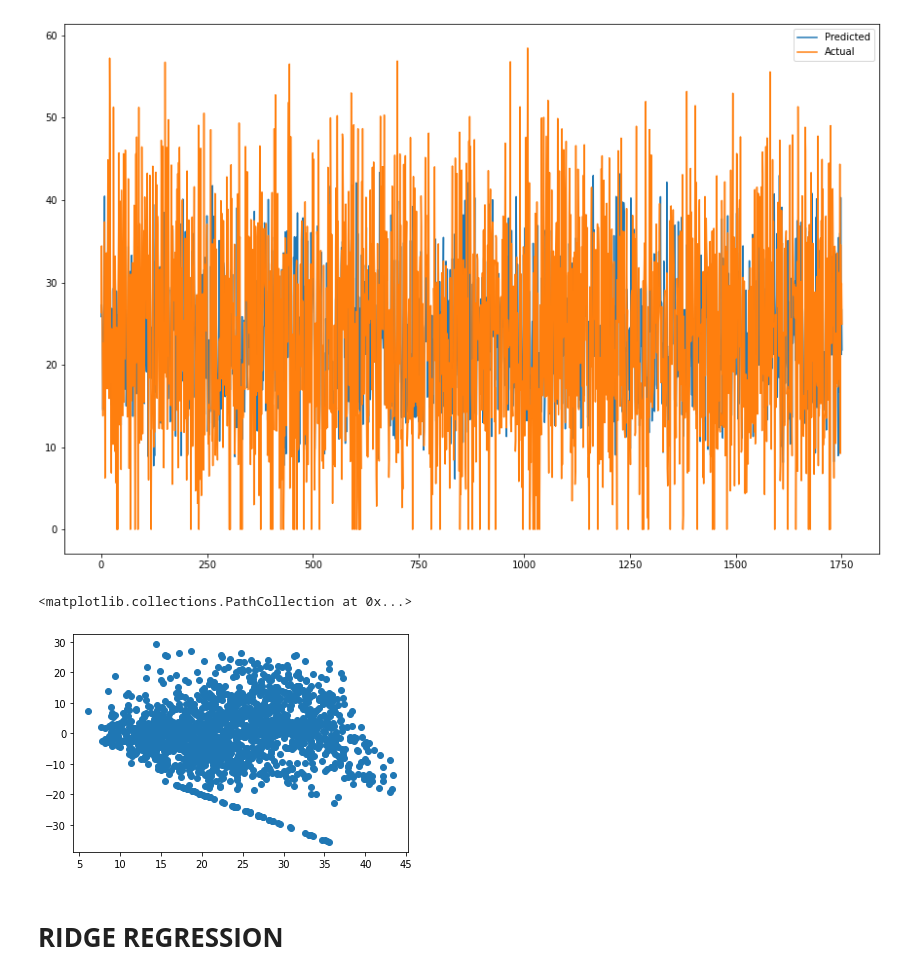
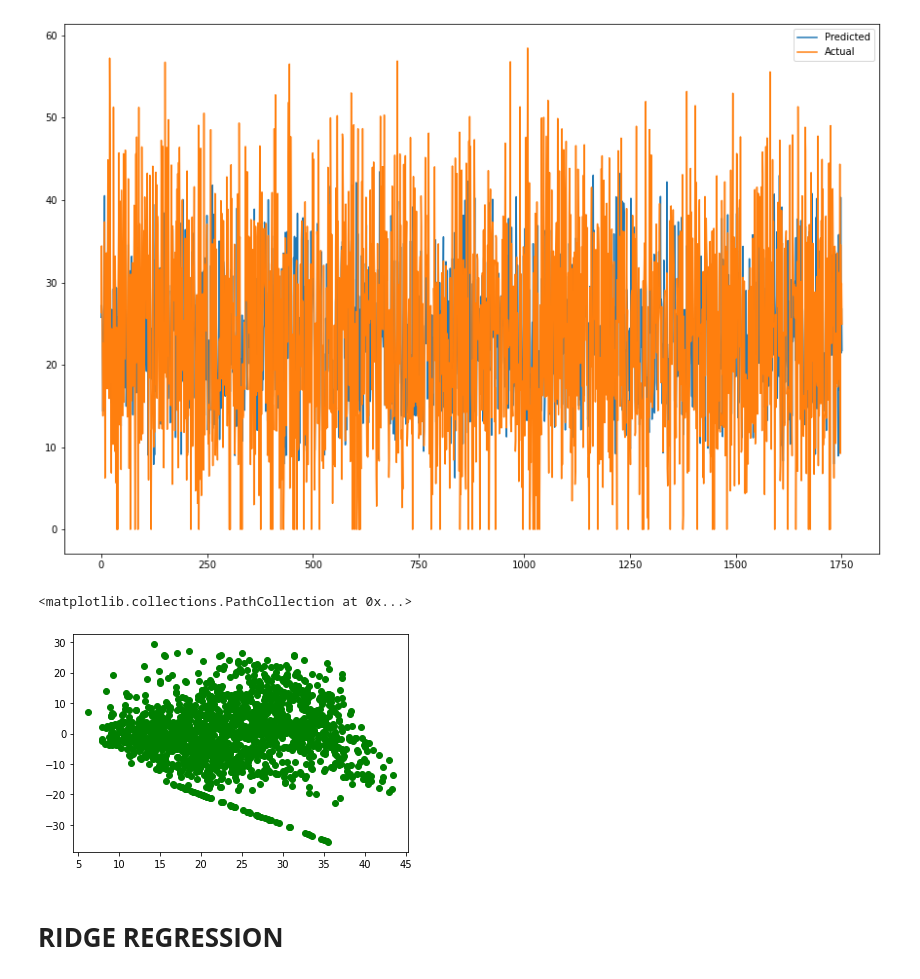
Before and after one commit to Akashjaiswall/Bike-sharing-demand-predictions, a Jupyter notebook: Bike_Sharing_Demand_Prediction_Capstone_Project.ipynb, the cells around one changed output. Cells and saved outputs as stored; diff of their text form; code cells hidden in the pictures.

```diff
--- a/Bike_Sharing_Demand_Prediction_Capstone_Project.ipynb
+++ b/Bike_Sharing_Demand_Prediction_Capstone_Project.ipynb
@@ -689,4 +689,8 @@ sns.heatmap(bike_df.corr(),cmap='PiYG',annot=True)
 bike_df=bike_df.drop(['Dew_point_temperature'],axis=1)
+# %%
+#According to OLS these columns are not nessessary.
+bike_df=bike_df.drop(['Snowfall'],axis=1)
+bike_df=bike_df.drop(['Visibility'],axis=1)
 # %% [markdown]
 * ***From the above correlation heatmap, We see that there is a positive
 correlation between columns 'Temperature' and 'Dew point temperature' i.e 0.91 so even if we drop this column then it dont affects the outcome of our analysis. And they have the same variations.. so we can drop the column 'Dew point temperature(°C)'.***
@@ -935,10 +942,10 @@ plt.show()
 [figure]
 # %%
 ### Heteroscadacity
-plt.scatter((y_pred_test_lasso),(y_test-y_pred_test_lasso))
+plt.scatter((y_pred_test_lasso),(y_test-y_pred_test_lasso),color='green')
 # %% [output]
 <matplotlib.collections.PathCollection at 0x...>
-[figure, old version]
+[figure, new version]
 # %%
 # storing the test set metrics value in a dataframe for later comparison
 dict1={'Model':'Lasso regression ',
```
Also changed, not shown: parts of 20 cells of this notebook.
